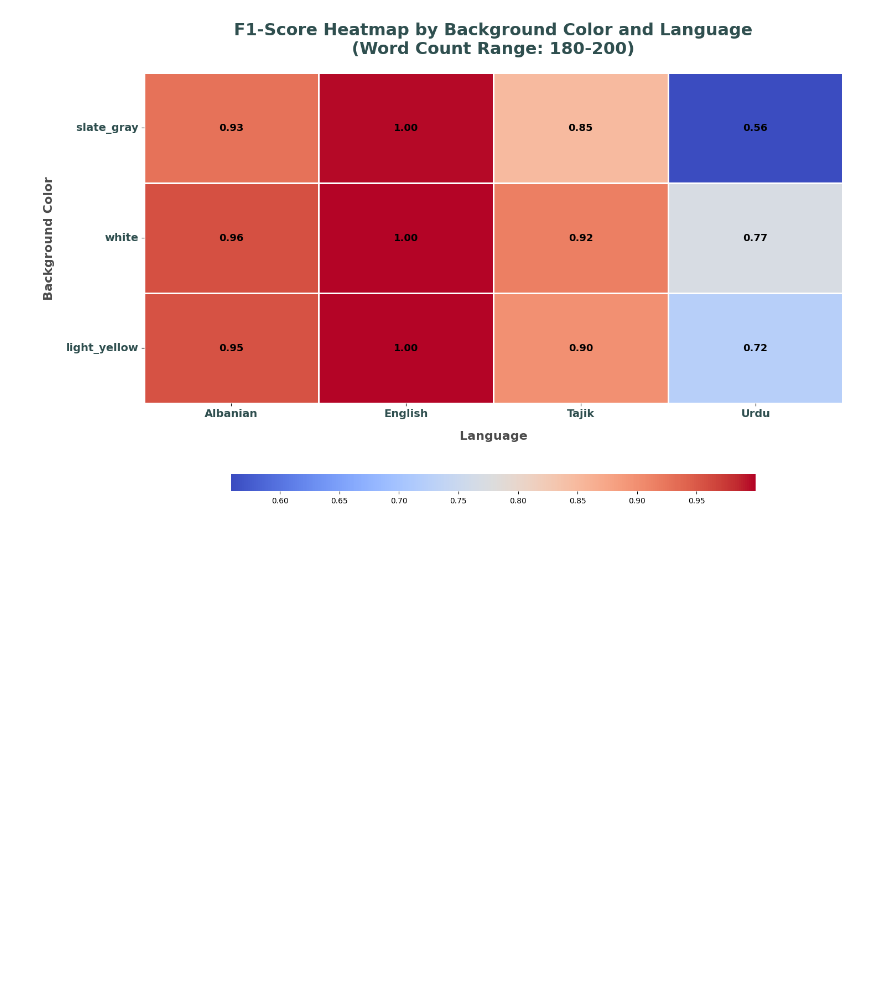
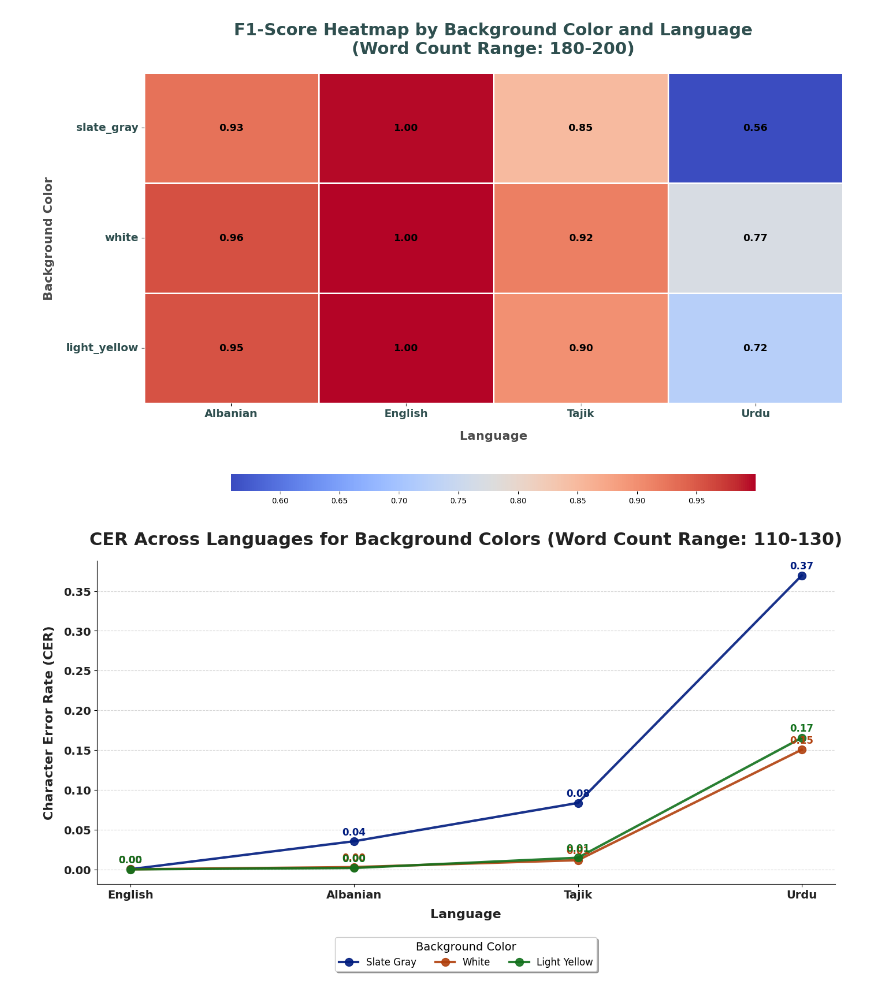
Before and after one commit to abdullahsohaill/CS6303-ResearchProject, a Jupyter notebook: Analysis/BG_Color_Analysis.ipynb, the cells around one changed output. Saved outputs shown, nothing was run; the diff lists cells and outputs as text; code cells hidden in the pictures; blank space fills up the shorter version.

```diff
--- a/Analysis/BG_Color_Analysis.ipynb
+++ b/Analysis/BG_Color_Analysis.ipynb
@@ -967,3 +967,86 @@ plot_heatmaps_f1_alternative(f1_combined_df, word_count_order)
 [figure]
 [figure]
 [figure]
+# %%
+import matplotlib.pyplot as plt
+import seaborn as sns
+import pandas as pd
+
+# Define language and background color order for consistent sorting
+language_order = ['English', 'Albanian', 'Tajik', 'Urdu']
+bg_color_order = ['slate_gray', 'white', 'light_yellow']
+
+# Filter combined_bg_cer_df for word count range '110-130'
+word_count_range_specific = '110-130'
+filtered_bg_cer_df_specific = combined_cer_bg_df[combined_cer_bg_df['Word Count Range'] == word_count_range_specific]
+
+# Ensure consistent language and background color order
+filtered_bg_cer_df_specific['Language'] = pd.Categorical(
+    filtered_bg_cer_df_specific['Language'],
+    categories=language_order,
+    ordered=True
+)
+filtered_bg_cer_df_specific['Background Color'] = pd.Categorical(
+    filtered_bg_cer_df_specific['Background Color'],
+    categories=bg_color_order,
+    ordered=True
+)
+filtered_bg_cer_df_specific = filtered_bg_cer_df_specific.sort_values(['Background Color', 'Language'])
+
+# Custom color palette for vibrant and distinct lines
+custom_palette = sns.color_palette('dark', n_colors=3)
+
+# Plot
+plt.figure(figsize=(14, 8))  # Adjust figure size for better visibility
+
+# Plot each background color as a separate line
+for idx, bg_color in enumerate(bg_color_order):
+    bg_df = filtered_bg_cer_df_specific[filtered_bg_cer_df_specific['Background Color'] == bg_color]
+    plt.plot(
+        bg_df['Language'],
+        bg_df['CER'],
+        label=f'{bg_color.replace("_", " ").title()}',
+        marker='o',
+        linewidth=3,
+        markersize=10,
+        color=custom_palette[idx],
+        alpha=0.9
+    )
+
+    # Annotate values on the lines with a small offset
+    for x, y in zip(bg_df['Language'], bg_df['CER']):
+        plt.text(
+            x, y + 0.005, f'{y:.2f}',
+            ha='center', va='bottom',
+            fontsize=12, fontweight='bold',
+            color=custom_palette[idx]
+        )
+
+# Customize the plot aesthetics
+plt.title(
+    'CER Across Languages for Background Colors (Word Count Range: 110-130)',
+    fontsize=22, fontweight='bold', pad=20, color="#222222"
+)
+plt.xlabel('Language', fontsize=16, fontweight='bold', labelpad=10, color="#222222")
+plt.ylabel('Character Error Rate (CER)', fontsize=16, fontweight='bold', labelpad=10, color="#222222")
+plt.xticks(fontsize=14, fontweight='bold', color="#222222")
+plt.yticks(fontsize=14, fontweight='bold', color="#222222")
+plt.grid(axis='y', linestyle='--', alpha=0.5)
+sns.despine()
+
+# Add a legend below the plot
+plt.legend(
+    title="Background Color",
+    title_fontsize=14,
+    fontsize=12,
+    loc='upper center',
+    bbox_to_anchor=(0.5, -0.15),  # Centered below the plot
+    ncol=3,
+    fancybox=True,
+    shadow=True
+)
+
+plt.tight_layout()
+plt.show()
+# %% [output]
+[figure, added]
```
Also changed, not shown: parts of 1 cell of this notebook, 2 other files.
